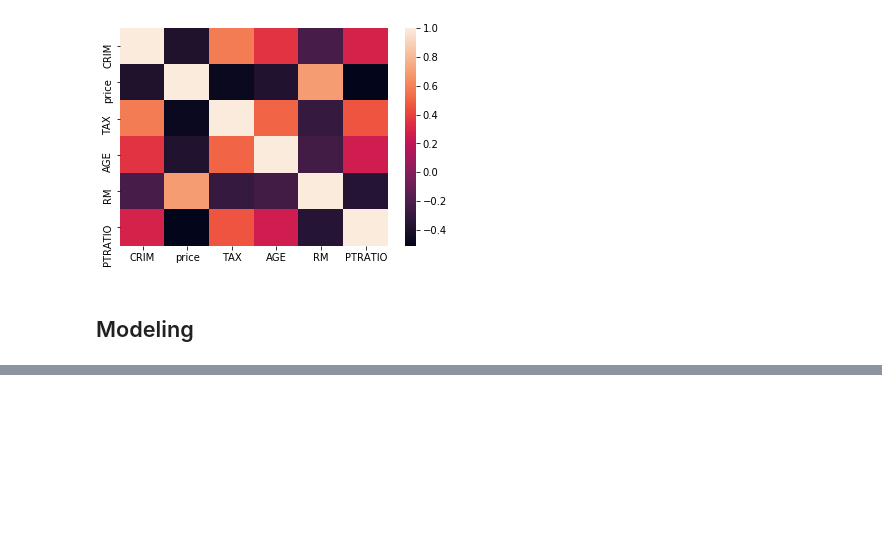
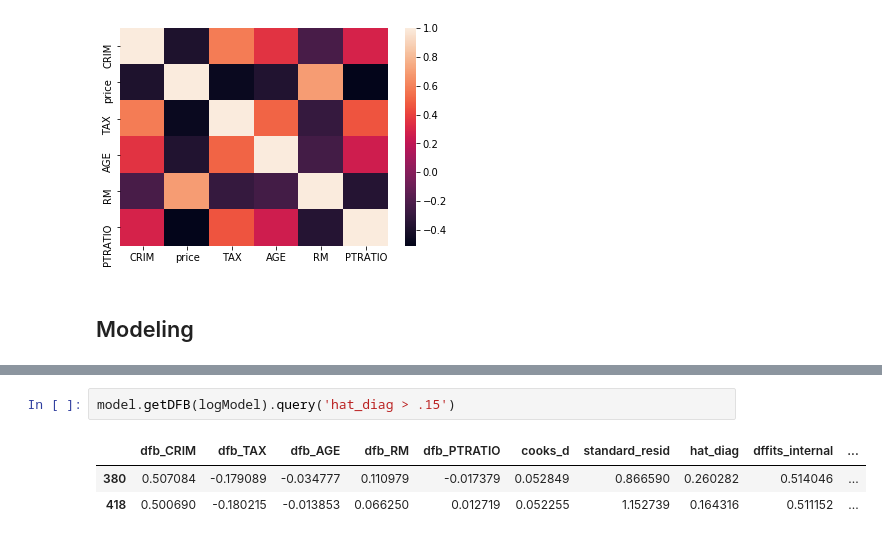
Before and after one commit to ayoskovich/personalSite, a Jupyter notebook: pyNotebooks/housing/housePrices.ipynb, the cells around one changed output, grey strips where cells are left out. Saved outputs shown, nothing was run; the diff lists cells and outputs as text; blank space fills up the shorter version.

```diff
--- a/pyNotebooks/housing/housePrices.ipynb
+++ b/pyNotebooks/housing/housePrices.ipynb
@@ -133,0 +147,6 @@ featureCreate.logVars(df, ['price'])
+# %%
+model.getDFB(logModel).query('hat_diag > .15')
+# %% [output]
+|  | dfb_CRIM | dfb_TAX | dfb_AGE | dfb_RM | dfb_PTRATIO | cooks_d | standard_resid | hat_diag | dffits_internal | ... |
+| 380 | 0.507084 | -0.179089 | -0.034777 | 0.110979 | -0.017379 | 0.052849 | 0.866590 | 0.260282 | 0.514046 | ... |
+| 418 | 0.500690 | -0.180215 | -0.013853 | 0.066250 | 0.012719 | 0.052255 | 1.152739 | 0.164316 | 0.511152 | ... |
```
Also changed, not shown: parts of 13 cells of this notebook, 4 other files.
